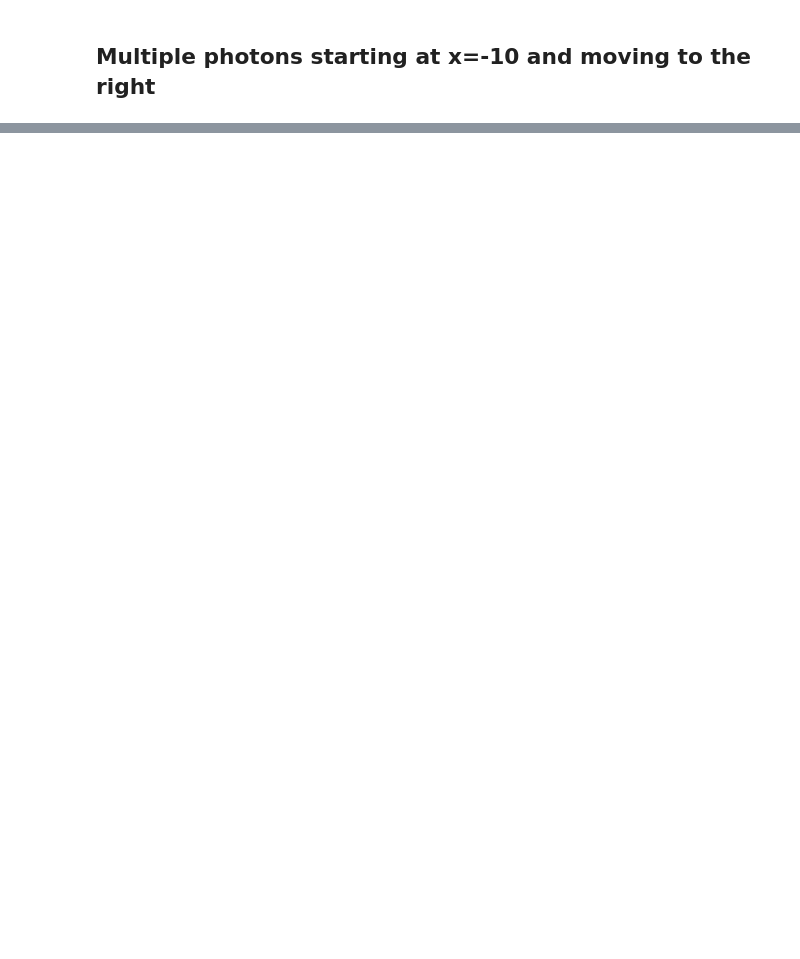
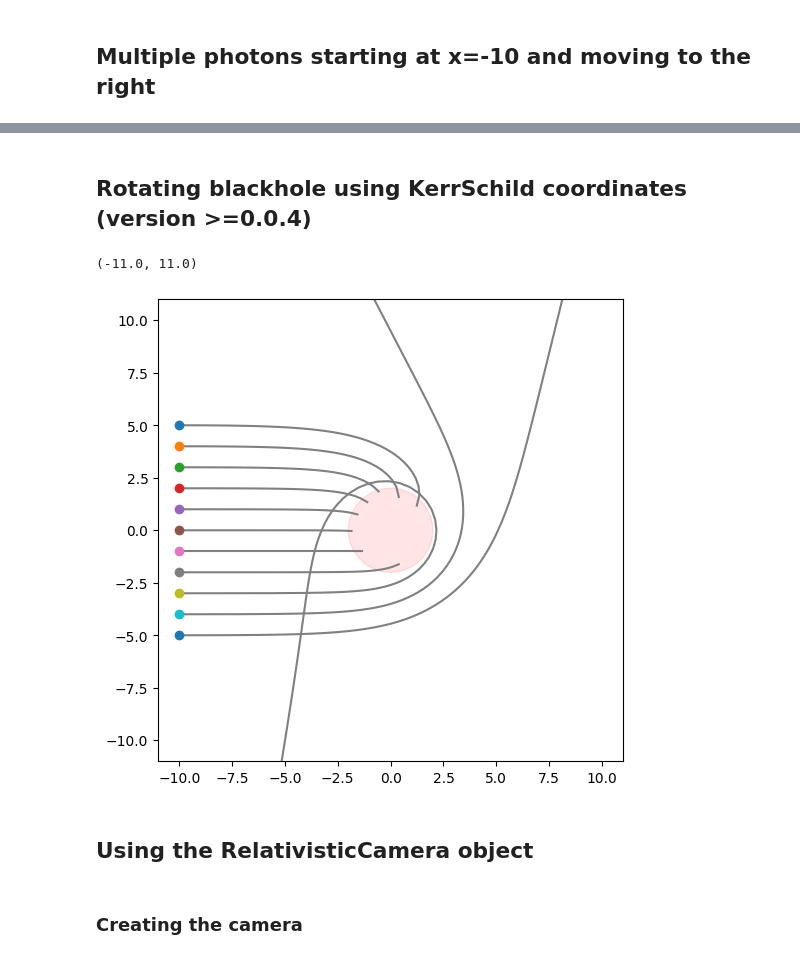
Before and after one commit to bldevries/curvedpy, a Jupyter notebook: tutorials/Tutorial_1_calc_geodesic.ipynb, the cells around one changed output, grey strips where cells are left out. Cells and saved outputs as stored; diff of their text form; code cells hidden in the pictures; blank space fills up the shorter version.

Commit message:
Updated tutorial for KerrSchild solutions

```diff
--- a/tutorials/Tutorial_1_calc_geodesic.ipynb
+++ b/tutorials/Tutorial_1_calc_geodesic.ipynb
@@ -98,0 +109,24 @@ plt.show()
+# %% [markdown]
+## Rotating blackhole using KerrSchild coordinates (version >=0.0.4)
+# %%
+gi_KS = BlackholeGeodesicIntegrator(mass=1, a=0.95)
+
+y0_l = [5. - i for i in [0.,1.,2.,3.,4.,5.0000001,6.,7.,8.,9.,10.]]
+circle1 = plt.Circle((0, 0), 2, color='r', alpha=0.1)
+fig, ax = plt.subplots(figsize=(6,6))
+ax.add_patch(circle1)
+
+for y0 in y0_l:
+    k, x, res = gi_KS.geodesic(np.array([1, 0, 0]), np.array([-10, y0, 0]), max_step=0.1, nr_points_curve=250,)
+    plt.plot(x[0], x[1], "gray")
+    plt.plot(-10, y0, "o")
+
+plt.xlim(-11, 11)
+plt.ylim(-11, 11)
+# %% [output]
+(-11.0, 11.0)
+[figure, added]
+# %% [markdown]
+## Using the RelativisticCamera object
+# %% [markdown]
+### Creating the camera
```
Also changed, not shown: parts of 21 cells of this notebook, 3 other files.
